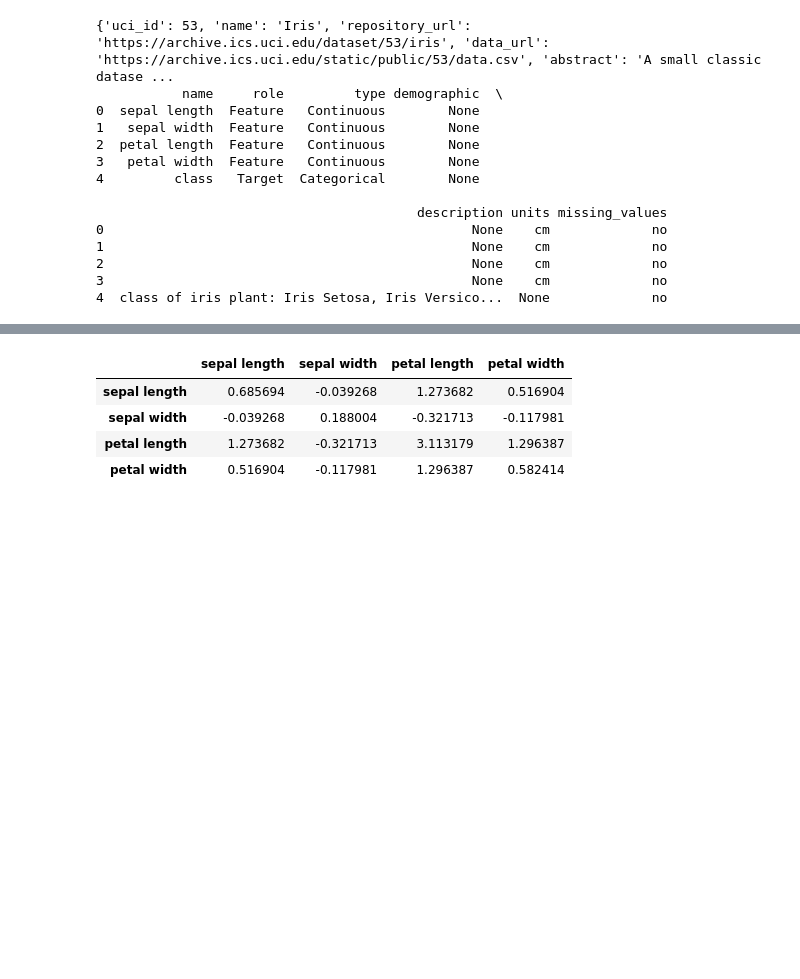
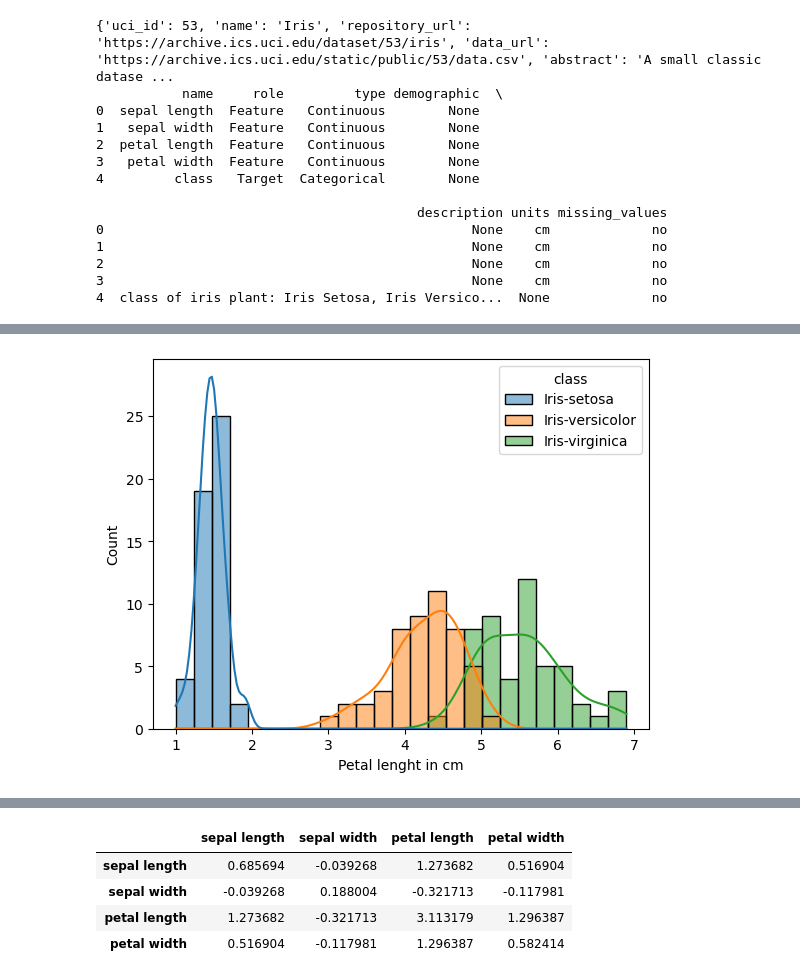
Before and after one commit to lmacakova/pands-project, a Jupyter notebook: iris.ipynb, the cells around one changed output, grey strips where cells are left out. Saved outputs shown, nothing was run; the diff lists cells and outputs as text; code cells hidden in the pictures; blank space fills up the shorter version.

Commit message:
histograms

```diff
--- a/iris.ipynb
+++ b/iris.ipynb
@@ -91,0 +79,2 @@ df.features.corr()
+# %%
+df=pd.merge_asof(X,y, left_index=True, right_index=True)
@@ -91,0 +114,6 @@ df.features.corr()
+# %%
+plot=sns.histplot(df, x=df['petal length'], hue=df['class'], kde=True, bins=25)
+plt.xlabel('Petal lenght in cm')
+plt.savefig("petal_lenght_hist.png")
+# %% [output]
+[figure, added]
```
Also changed, not shown: parts of 17 cells of this notebook, 8 other files.
